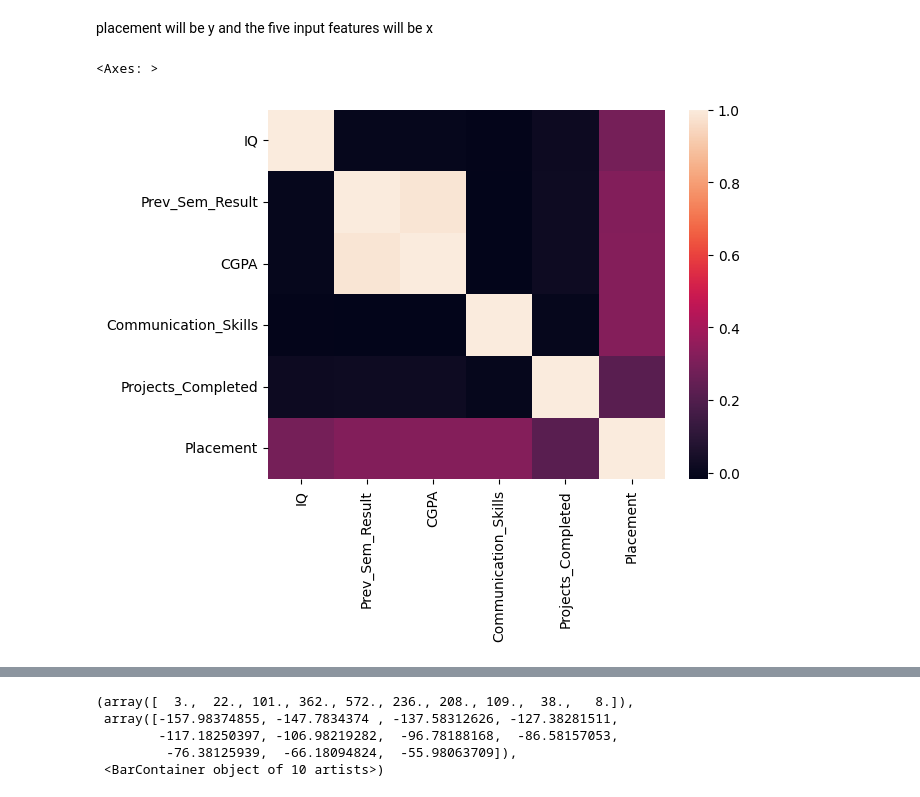
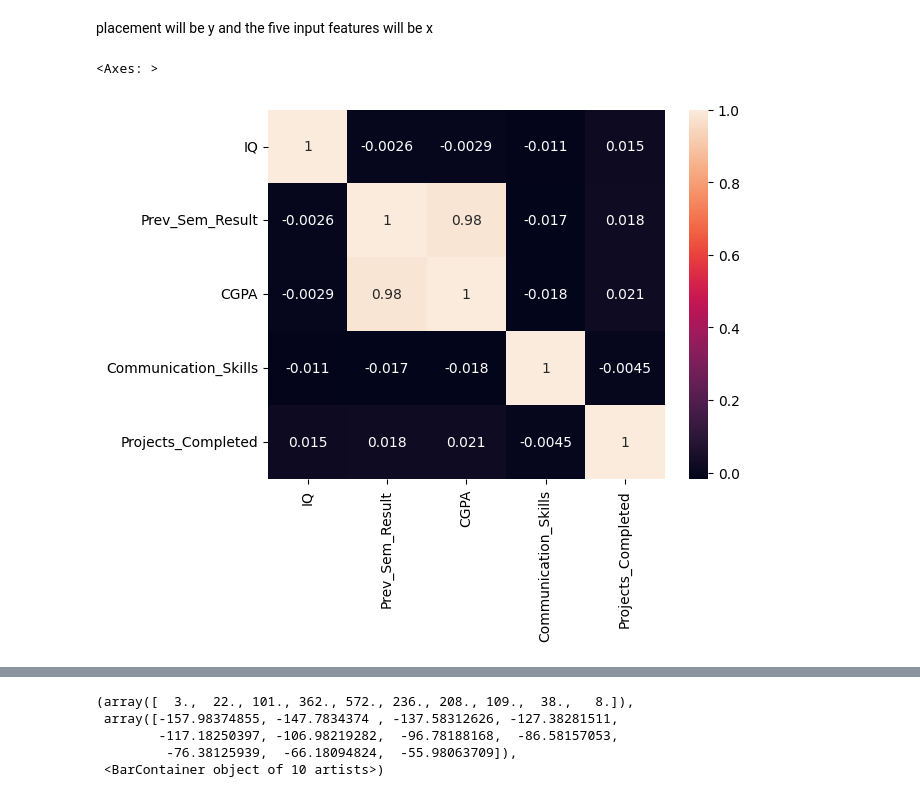
Before and after one commit to divySharma369/covariance_matrix, a Jupyter notebook: data-science-first-code.ipynb, the cells around one changed output, grey strips where cells are left out. Cells and saved outputs as stored; diff of their text form; code cells hidden in the pictures.

Commit message:
Kaggle Notebook | data_science_first code | Version 3

```diff
--- a/data-science-first-code.ipynb
+++ b/data-science-first-code.ipynb
@@ -72,0 +52,4 @@ sns.heatmap(corr_matrix)
+# %%
+feature_selected_data = data[[data.columns[1],data.columns[2],
+                             data.columns[3],data.columns[7],
+                             data.columns[8],data.columns[9]]]
@@ -73,4 +67,2 @@ sns.heatmap(corr_matrix)
 # %% [markdown]
 123789###
-# %%
-feature_selected_data=data[[data.columns[1],data.columns[2],data.columns[3],data.columns[7],data.columns[8],data.columns[9]]]
@@ -104,7 +82,7 @@ placement are not input features it is target feature
 # %% [markdown]
 placement will be y and the five input features will be x
 # %%
-sns.heatmap(feature_selected_data.corr())
+sns.heatmap(feature_selected_data.iloc[:,0:-1].corr(),annot=True)
 # %% [output]
 <Axes: >
-[figure, old version]
+[figure, new version]
```
Also changed, not shown: parts of 52 cells of this notebook.
